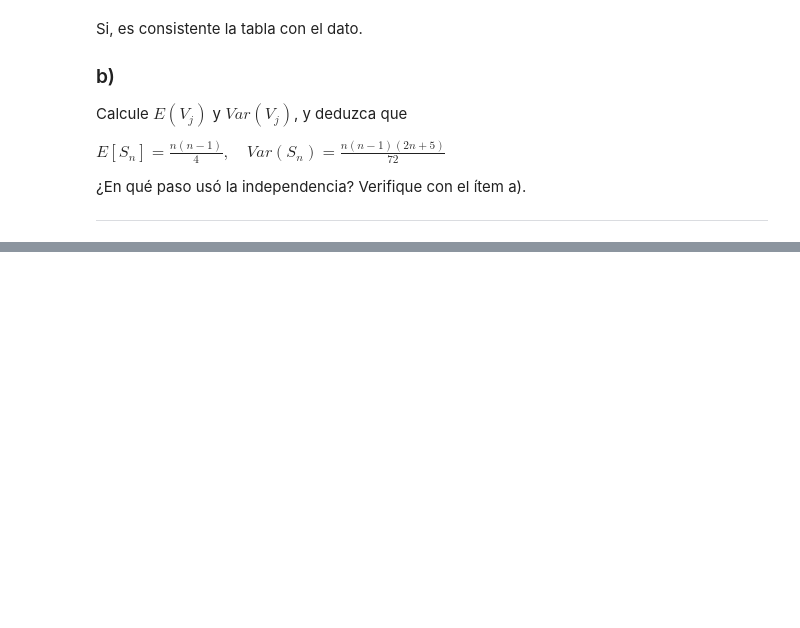
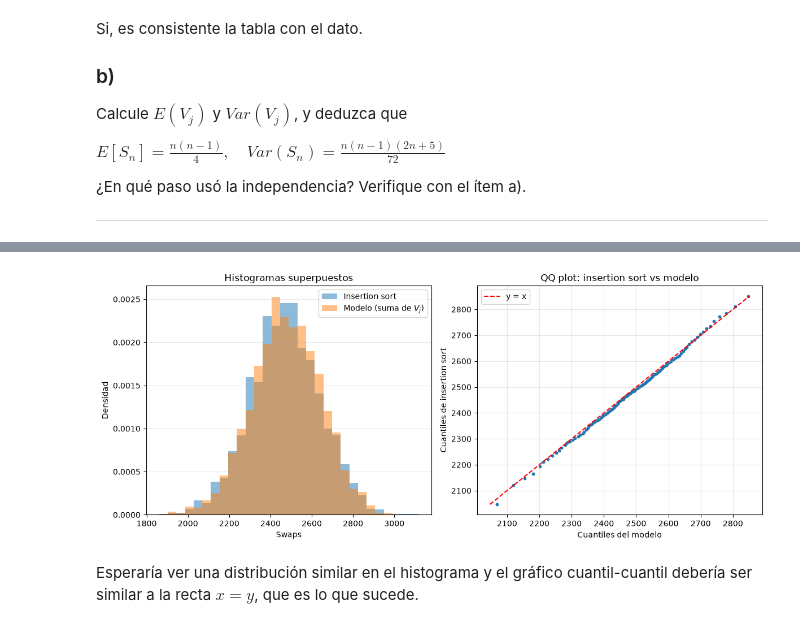
Before and after one commit to fdllrs/estadistica-computacional-tp, a Jupyter notebook: bloque1.ipynb, the cells around one changed output, grey strips where cells are left out. Drawn from its saved outputs; the diff is of its cells as text; code cells hidden in the pictures; blank space fills up the shorter version.

```diff
--- a/bloque1.ipynb
+++ b/bloque1.ipynb
@@ -398,0 +439,36 @@ $ \frac{2n^3 + 3n^2 - 5n}{72} = \frac{n(n-1)(2n+5)}{72}$
+# %%
+N, n = 2000, 100
+# V_j ~ U{0,...,j-1} para j = 1..n, independientes; S_n = suma
+# (np.arange(1, n+1) es el límite superior exclusivo de cada columna)
+V = rng.integers(0, np.arange(1, n+1), size=(N, n))
+swapsModelo = V.sum(axis=1)
+swapsIS = np.array(insertionSortUni[0])
+
+fig, (ax1, ax2) = plt.subplots(1, 2, figsize=(12, 5))
+
+bins = np.histogram_bin_edges(np.concatenate([swapsIS, swapsModelo]), bins=30)
+ax1.hist(swapsIS, bins=bins, alpha=0.5, density=True, label="Insertion sort")
+ax1.hist(swapsModelo, bins=bins, alpha=0.5, density=True, label="Modelo (suma de $V_j$)")
+ax1.set_title("Histogramas superpuestos")
+ax1.set_xlabel("Swaps")
+ax1.set_ylabel("Densidad")
+ax1.legend()
+ax1.grid(axis="y", alpha=0.3)
+
+p = np.linspace(0.01, 0.99, 99)
+qIS, qModelo = np.quantile(swapsIS, p), np.quantile(swapsModelo, p)
+ax2.scatter(qModelo, qIS, s=10)
+lim = [min(qModelo.min(), qIS.min()), max(qModelo.max(), qIS.max())]
+ax2.plot(lim, lim, "r--", label="y = x")
+ax2.set_title("QQ plot: insertion sort vs modelo")
+ax2.set_xlabel("Cuantiles del modelo")
+ax2.set_ylabel("Cuantiles de insertion sort")
+ax2.legend()
+ax2.grid(alpha=0.3)
+
+plt.tight_layout()
+plt.show()
+# %% [output]
+[figure, added]
+# %% [markdown]
+Esperaría ver una distribución similar en el histograma y el gráfico cuantil-cuantil debería ser similar a la recta $x = y$, que es lo que sucede.
```
Also changed, not shown: parts of 12 cells of this notebook.
